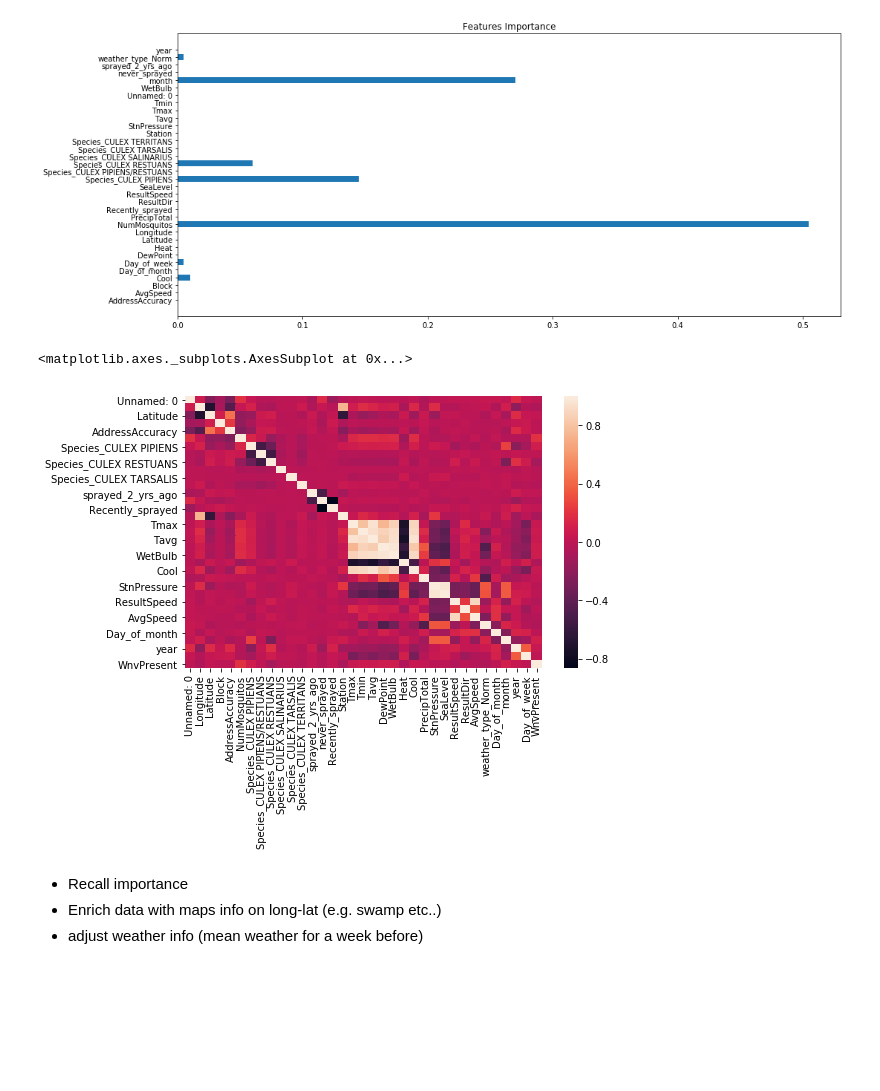
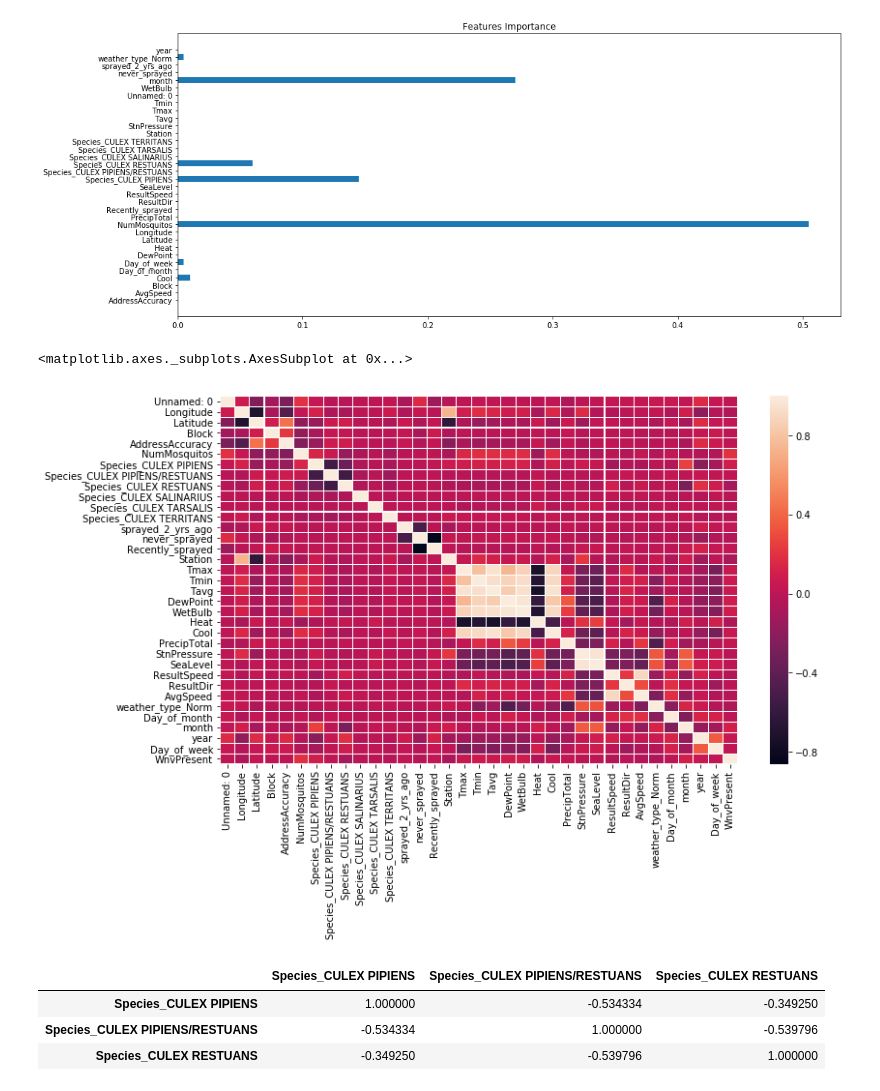
Before and after one commit to Erolino/WestNileVirus_Detection, a Jupyter notebook: WestNileVirus_Detection.ipynb, the cells around one changed output. Saved outputs shown, nothing was run; the diff lists cells and outputs as text; code cells hidden in the pictures; blank space fills up the shorter version.

```diff
--- a/WestNileVirus_Detection.ipynb
+++ b/WestNileVirus_Detection.ipynb
@@ -1848,12 +1849,15 @@ j=plt.title('Features Importance')
 # %% [output]
 [figure]
 # %%
-plt.subplots(figsize=(8,5))
-sns.heatmap(features3.corr())
+plt.subplots(figsize=(12,7))
+sns.heatmap(features3.corr(),linewidths=.05)
 # %% [output]
 <matplotlib.axes._subplots.AxesSubplot at 0x...>
-[figure, old version]
+[figure, new version]
-# %% [markdown]
-- Recall importance
-- Enrich data with maps info on long-lat (e.g. swamp etc..)
-- adjust weather info (mean weather for a week before)
+# %%
+features3[['Species_CULEX PIPIENS','Species_CULEX PIPIENS/RESTUANS','Species_CULEX RESTUANS']].corr()
+# %% [output]
+|  | Species_CULEX PIPIENS | Species_CULEX PIPIENS/RESTUANS | Species_CULEX RESTUANS |
+| Species_CULEX PIPIENS | 1.000000 | -0.534334 | -0.349250 |
+| Species_CULEX PIPIENS/RESTUANS | -0.534334 | 1.000000 | -0.539796 |
+| Species_CULEX RESTUANS | -0.349250 | -0.539796 | 1.000000 |
```
Also changed, not shown: parts of 2 cells of this notebook.
